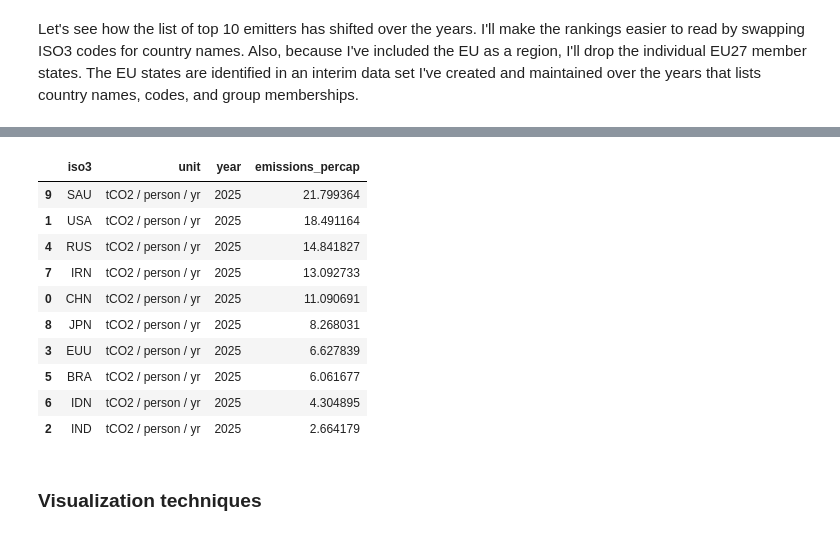
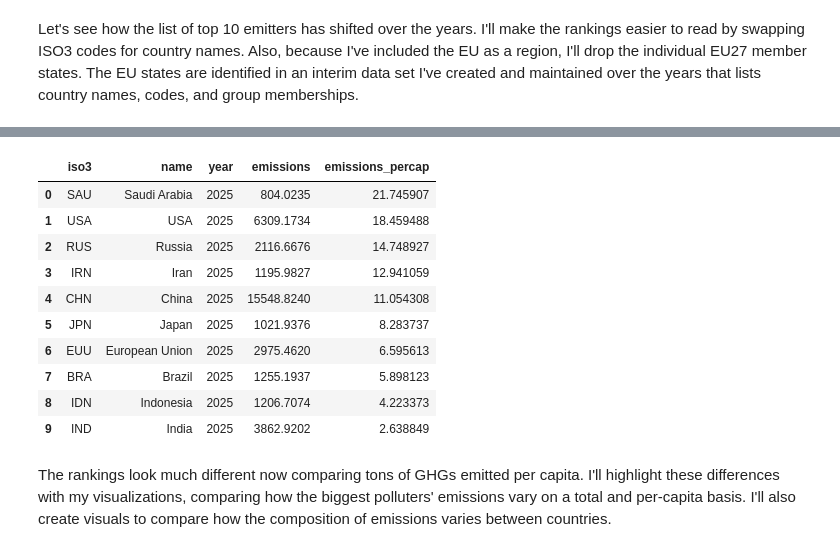
Before and after one commit to sallcj/ghg-emissions-explorer, a Jupyter notebook: notebooks/1.0-data-exploration copy.ipynb, the cells around one changed output, grey strips where cells are left out. Drawn from its saved outputs; the diff is of its cells as text; code cells hidden in the pictures.

```diff
--- a/notebooks/1.0-data-exploration copy.ipynb
+++ b/notebooks/1.0-data-exploration copy.ipynb
@@ -160,7 +238,8 @@ ghg_by_gas['unit'] = "CO2 * gigagram / yr" # all gases now in units of Gg CO2e
 The PRIMAP-hist data cover over 200 countries and regions. Let's focus on the top 10 countries/regions by total emissions in 2025. The number-one country, China (CHN), emitted the equivalent of 15.6 billion tons CO<sub>2</sub> last year. That's about 2.5x the U.S. total. India (IND), the third largest polluter, the equivalent of around 3.9 billion tons CO<sub>2</sub>.
 # %%
 # Identify the top 10 regions by their 2025 emissions
-top10_df = (ghg_tot[ghg_tot['year'] == 2025]
+ghg_tot_copy = ghg_tot.copy()
+top10_df = (ghg_tot_copy[ghg_tot_copy.year == ghg_tot_copy.year.max()]
     .sort_values("emissions", ascending=False)
     .head(10).reset_index(drop=True))
 top10_df
@@ -275,23 +321,32 @@ pop_df.head()
 # %%
-# Per-capita emissions
-top10_percap_df = top10_df.copy()
-top10_percap_df = top10_percap_df.merge(pop_df, how="inner", on=["iso3", "year"])
-top10_percap_df['emissions_percap'] = top10_percap_df['emissions'] / top10_percap_df['pop'] * 1000
-top10_percap_df = top10_percap_df.sort_values('emissions_percap', ascending=False)
-top10_percap_df['unit'] = "tCO2 / person / yr"
-top10_percap_df = top10_percap_df[['iso3', 'unit', 'year', 'emissions_percap']]
+# Per-capita and total GHG emissions
+df_copy = ghg_tot.copy()
+ghg_tot_percap = df_copy.merge(pop_df, how="inner", on=["iso3", "year"])
+ghg_tot_percap['emissions_percap'] = ghg_tot_percap['emissions'] / ghg_tot_percap['pop'] * 1000 # kilotons -> tons
+ghg_tot_percap['emissions'] = ghg_tot_percap['emissions'] / 1000 # kilotons -> million tons
+ghg_tot_percap = ghg_tot_percap.merge(country_list_df, how="inner", on="iso3")
+keepcols = ['iso3', 'name', 'year', 'emissions', 'emissions_percap']
+ghg_tot_percap = ghg_tot_percap.loc[:, keepcols]
+ghg_tot_percap.reindex(columns=keepcols)
+
+# Names of the top-10 countries
+top10_iso3 = top10_df['iso3'].unique().tolist()
+
+# How the top-10 emitters from above stack up on per-capita basis
+mask = (ghg_tot_percap['iso3'].isin(top10_iso3)) & (ghg_tot_percap['year'] == 2025)
+top10_percap_df = ghg_tot_percap[mask].sort_values('emissions_percap', ascending=False).reset_index(drop=True)
 top10_percap_df
 # %% [output]
-|  | iso3 | unit | year | emissions_percap |
-| 9 | SAU | tCO2 / person / yr | 2025 | 21.799364 |
-| 1 | USA | tCO2 / person / yr | 2025 | 18.491164 |
-| 4 | RUS | tCO2 / person / yr | 2025 | 14.841827 |
-| 7 | IRN | tCO2 / person / yr | 2025 | 13.092733 |
-| 0 | CHN | tCO2 / person / yr | 2025 | 11.090691 |
-| 8 | JPN | tCO2 / person / yr | 2025 | 8.268031 |
-| 3 | EUU | tCO2 / person / yr | 2025 | 6.627839 |
-| 5 | BRA | tCO2 / person / yr | 2025 | 6.061677 |
-| 6 | IDN | tCO2 / person / yr | 2025 | 4.304895 |
-| 2 | IND | tCO2 / person / yr | 2025 | 2.664179 |
+|  | iso3 | name | year | emissions | emissions_percap |
+| 0 | SAU | Saudi Arabia | 2025 | 804.0235 | 21.745907 |
+| 1 | USA | USA | 2025 | 6309.1734 | 18.459488 |
+| 2 | RUS | Russia | 2025 | 2116.6676 | 14.748927 |
+| 3 | IRN | Iran | 2025 | 1195.9827 | 12.941059 |
+| 4 | CHN | China | 2025 | 15548.8240 | 11.054308 |
+| 5 | JPN | Japan | 2025 | 1021.9376 | 8.283737 |
+| 6 | EUU | European Union | 2025 | 2975.4620 | 6.595613 |
+| 7 | BRA | Brazil | 2025 | 1255.1937 | 5.898123 |
+| 8 | IDN | Indonesia | 2025 | 1206.7074 | 4.223373 |
+| 9 | IND | India | 2025 | 3862.9202 | 2.638849 |
-# %% [markdown]
-### Visualization techniques
+# %% [markdown]
+The rankings look much different now comparing tons of GHGs emitted per capita. I'll highlight these differences with my visualizations, comparing how the biggest polluters' emissions vary on a total and per-capita basis. I'll also create visuals to compare how the composition of emissions varies between countries.
```
Also changed, not shown: parts of 57 cells of this notebook, 1 other file.
